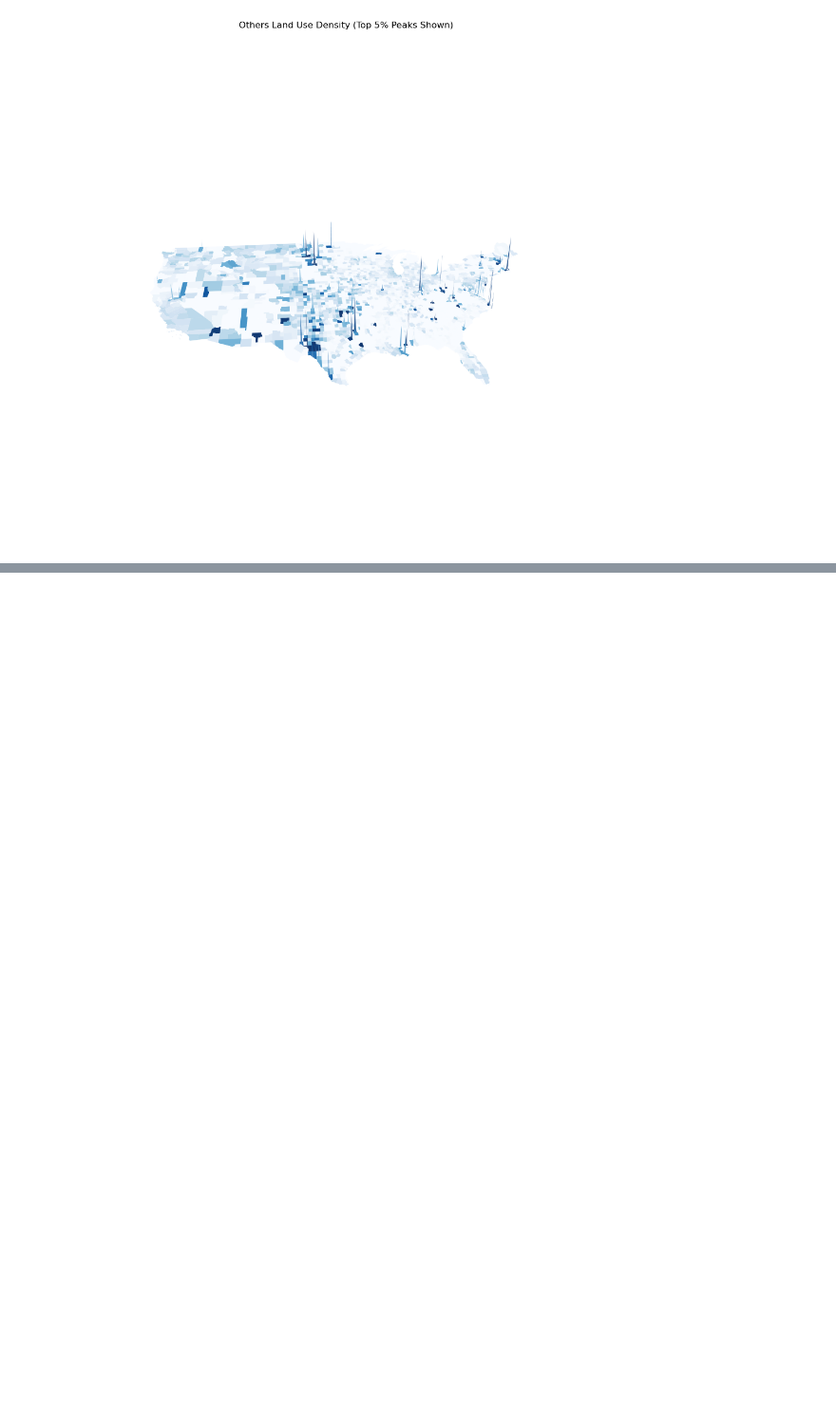
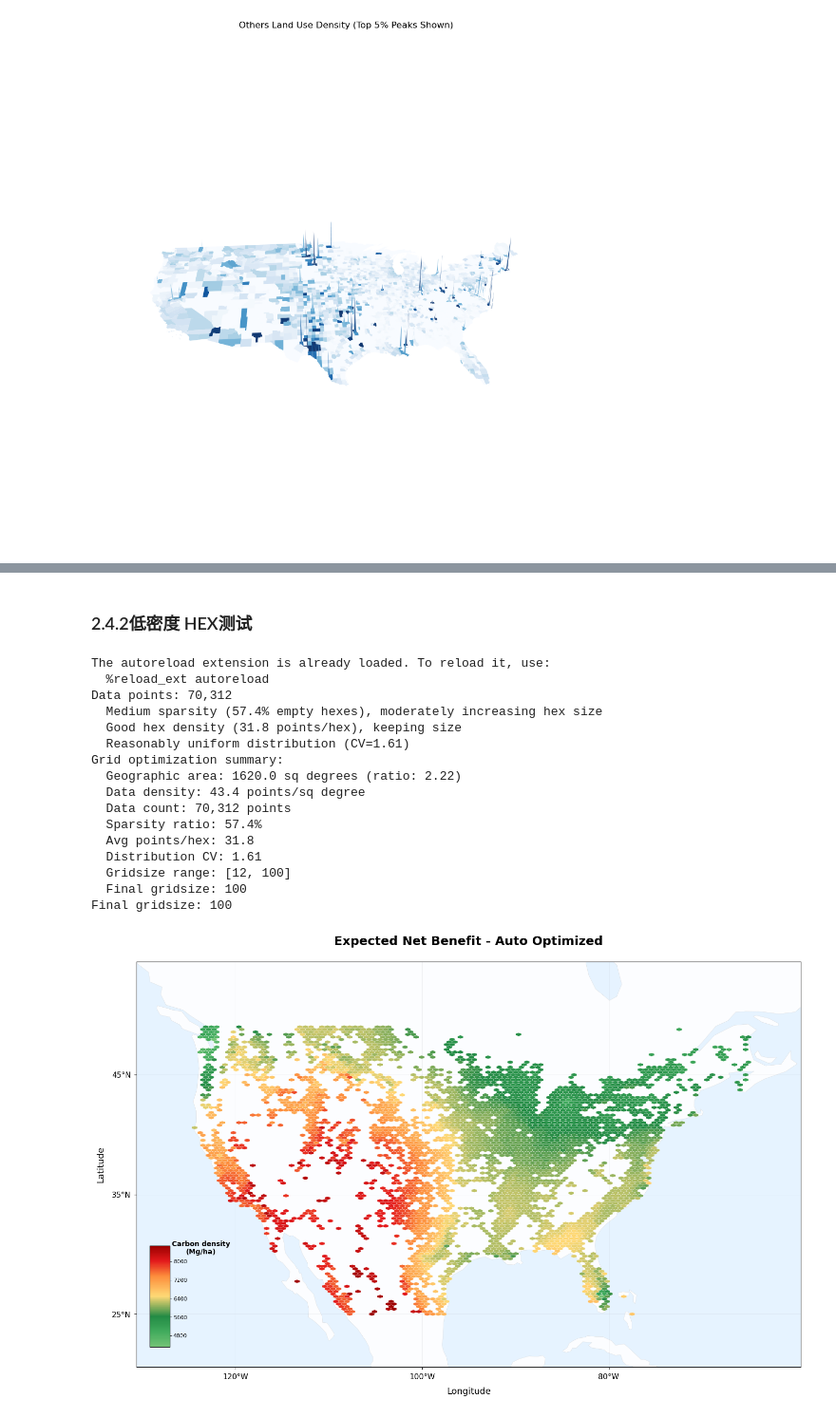
Before and after one commit to px39n/Landuse_Zhong, a Jupyter notebook: 6.3 Figure2_Emission.ipynb, the cells around one changed output, grey strips where cells are left out. Shown at 95% size. Saved outputs shown, nothing was run; the diff lists cells and outputs as text; code cells hidden in the pictures; blank space fills up the shorter version.

```diff
--- a/6.3 Figure2_Emission.ipynb
+++ b/6.3 Figure2_Emission.ipynb
@@ -439,0 +506,56 @@ Calculating county densities for Others type...
+# %% [markdown]
+### 2.4.2低密度 HEX测试
+# %%
+import pandas as pd
+import geopandas as gpd
+import matplotlib.pyplot as plt
+import numpy as np
+from function import *
+from function import PATHS
+from shapely.geometry import Polygon, Point, box
+from tqdm.auto import tqdm
+import glob
+
+%load_ext autoreload
+%autoreload 2
+
+df_strategies=pd.read_csv('data/4.df_strategies.csv')
+helper_shapefile=r'figure\draw_shp\ne_110m_land.shp'
+
+
+fig1 = create_adaptive_hexmap(
+    df_strategies,
+    variable='Expectation_net_benefit',
+    title='Expected Net Benefit - Auto Optimized',
+    auto_gridsize=True,  # 自动计算最优大小
+    helper_shp=helper_shapefile
+)
+
+
+# fig, hull_data = create_hexmap_with_convex_hulls(
+#     df_strategies, variable='Expectation_net_benefit',
+#     helper_shp=helper_shapefile,
+#     show_convex_hulls=True,
+#     hull_style='both',          # 'line', 'fill', 或 'both'
+#     n_clusters=6,
+#     min_cluster_size=200,
+#     buffer_ratio=0.05
+# )
+# %% [output]
+The autoreload extension is already loaded. To reload it, use:
+  %reload_ext autoreload
+Data points: 70,312
+  Medium sparsity (57.4% empty hexes), moderately increasing hex size
+  Good hex density (31.8 points/hex), keeping size
+  Reasonably uniform distribution (CV=1.61)
+Grid optimization summary:
+  Geographic area: 1620.0 sq degrees (ratio: 2.22)
+  Data density: 43.4 points/sq degree
+  Data count: 70,312 points
+  Sparsity ratio: 57.4%
+  Avg points/hex: 31.8
+  Distribution CV: 1.61
+  Gridsize range: [12, 100]
+  Final gridsize: 100
+Final gridsize: 100
+[figure, added]
```
Also changed, not shown: parts of 13 cells of this notebook, 26 other files.
